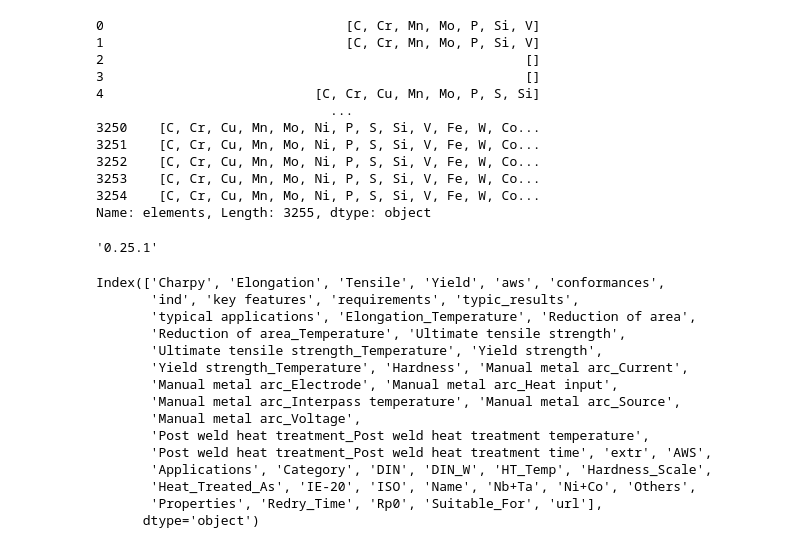
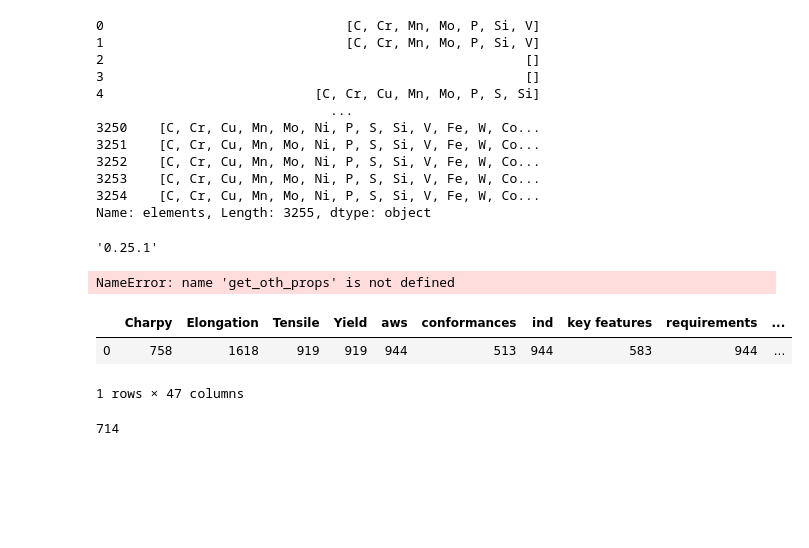
Before and after one commit to PrasannS/WeldingAnalysis, a Jupyter notebook: analysis.ipynb, the cells around one changed output. Drawn from its saved outputs; the diff is of its cells as text; code cells hidden in the pictures; blank space fills up the shorter version.

```diff
--- a/analysis.ipynb
+++ b/analysis.ipynb
@@ -249,20 +243,20 @@ pd.__version__
 # %%
 def get_counts_df(data):
     return pd.DataFrame(data.count()).transpose()
-get_counts_df(get_oth_props(df))
+prop_counts = get_counts_df(get_oth_props(df))
+
+def numerify_df(data):
+    for c in data.columns:
+        try:
+            data[c] = data[c].astype(float)
+        except:
+            print(c)
+    return data
 # %% [output]
-Index(['Charpy', 'Elongation', 'Tensile', 'Yield', 'aws', 'conformances',
-       'ind', 'key features', 'requirements', 'typic_results',
-       'typical applications', 'Elongation_Temperature', 'Reduction of area',
-       'Reduction of area_Temperature', 'Ultimate tensile strength',
-       'Ultimate tensile strength_Temperature', 'Yield strength',
-       'Yield strength_Temperature', 'Hardness', 'Manual metal arc_Current',
-       'Manual metal arc_Electrode', 'Manual metal arc_Heat input',
-       'Manual metal arc_Interpass temperature', 'Manual metal arc_Source',
-       'Manual metal arc_Voltage',
-       'Post weld heat treatment_Post weld heat treatment temperature',
-       'Post weld heat treatment_Post weld heat treatment time', 'extr', 'AWS',
-       'Applications', 'Category', 'DIN', 'DIN_W', 'HT_Temp', 'Hardness_Scale',
-       'Heat_Treated_As', 'IE-20', 'ISO', 'Name', 'Nb+Ta', 'Ni+Co', 'Others',
-       'Properties', 'Redry_Time', 'Rp0', 'Suitable_For', 'url'],
-      dtype='object')
+NameError: name 'get_oth_props' is not defined
+# %%
+prop_counts
+# %% [output]
+|  | Charpy | Elongation | Tensile | Yield | aws | conformances | ind | key features | requirements | ... |
+| 0 | 758 | 1618 | 919 | 919 | 944 | 513 | 944 | 583 | 944 | ... |
+1 rows × 47 columns
@@ -268,0 +267,4 @@ Index(['Charpy', 'Elongation', 'Tensile', 'Yield', 'aws', 'conformances',
+# %%
+df['Manual metal arc_Current'].
+# %% [output]
+714
```
Also changed, not shown: parts of 28 cells of this notebook.
